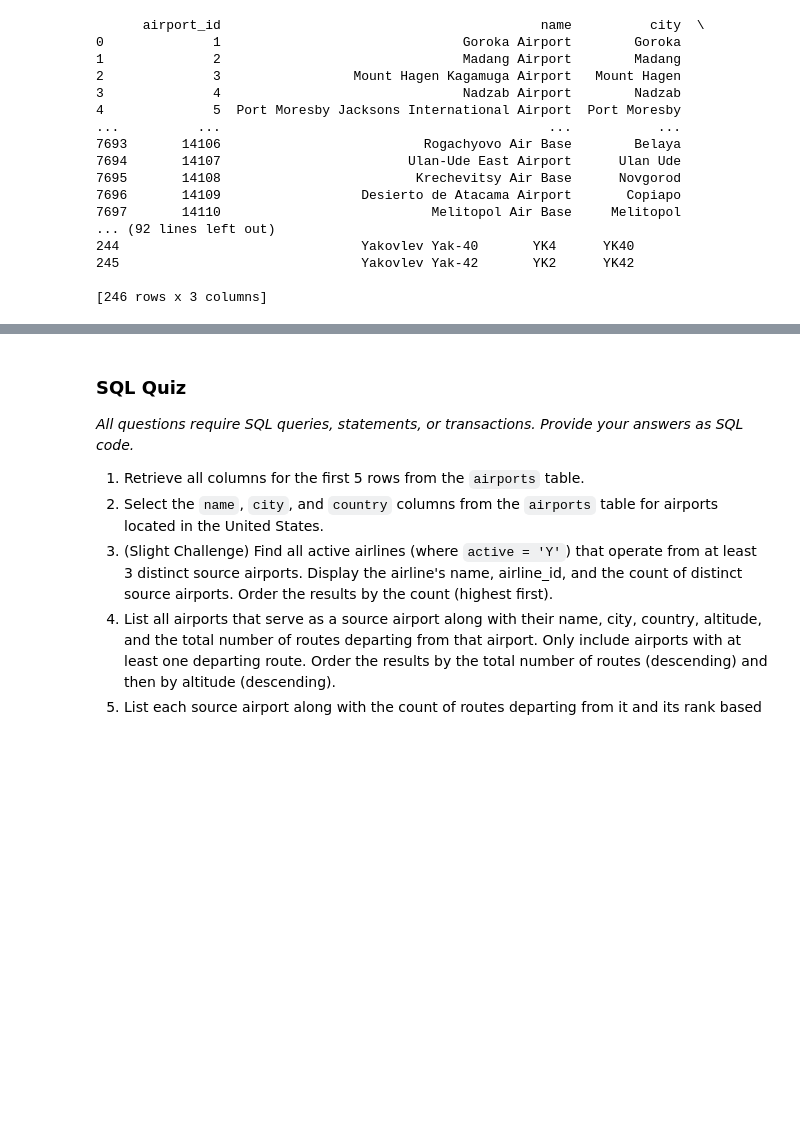
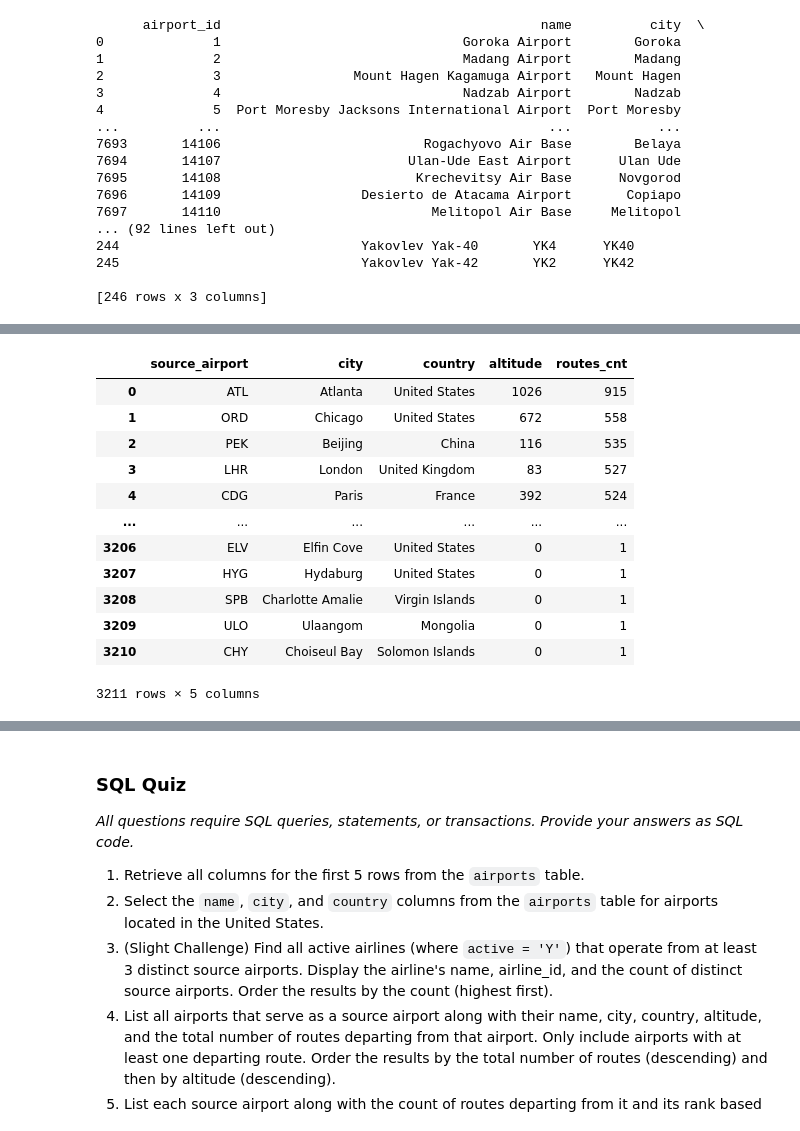
Before and after one commit to lynnthaw/Data_alchemy, a Jupyter notebook: Wk2_SQL.ipynb, the cells around one changed output, grey strips where cells are left out. Saved outputs shown, nothing was run; the diff lists cells and outputs as text; code cells hidden in the pictures; blank space fills up the shorter version.

```diff
--- a/Wk2_SQL.ipynb
+++ b/Wk2_SQL.ipynb
@@ -99,0 +189,31 @@ df
+# %%
+#4. List all airports that serve as a source airport along with their name, city,
+# country, altitude, and the total number of routes departing from that airport.
+# Only include airports with at least one departing route.
+# Order the results by the total number of routes (descending) and
+# then by altitude (descending).
+
+query = """
+select r.source_airport, a.city, a.country, a.altitude, count(r.source_airport_id) as routes_cnt
+from airports a, routes r
+where r.source_airport_id = a.airport_id
+group by r.source_airport_id having routes_cnt >= 1
+order by routes_cnt DESC, a.altitude DESC
+"""
+
+df = pd.read_sql_query(query,conn)
+df
+# %% [output]
+|  | source_airport | city | country | altitude | routes_cnt |
+| 0 | ATL | Atlanta | United States | 1026 | 915 |
+| 1 | ORD | Chicago | United States | 672 | 558 |
+| 2 | PEK | Beijing | China | 116 | 535 |
+| 3 | LHR | London | United Kingdom | 83 | 527 |
+| 4 | CDG | Paris | France | 392 | 524 |
+| ... | ... | ... | ... | ... | ... |
+| 3206 | ELV | Elfin Cove | United States | 0 | 1 |
+| 3207 | HYG | Hydaburg | United States | 0 | 1 |
+| 3208 | SPB | Charlotte Amalie | Virgin Islands | 0 | 1 |
+| 3209 | ULO | Ulaangom | Mongolia | 0 | 1 |
+| 3210 | CHY | Choiseul Bay | Solomon Islands | 0 | 1 |
+3211 rows × 5 columns
```
Also changed, not shown: parts of 12 cells of this notebook.
